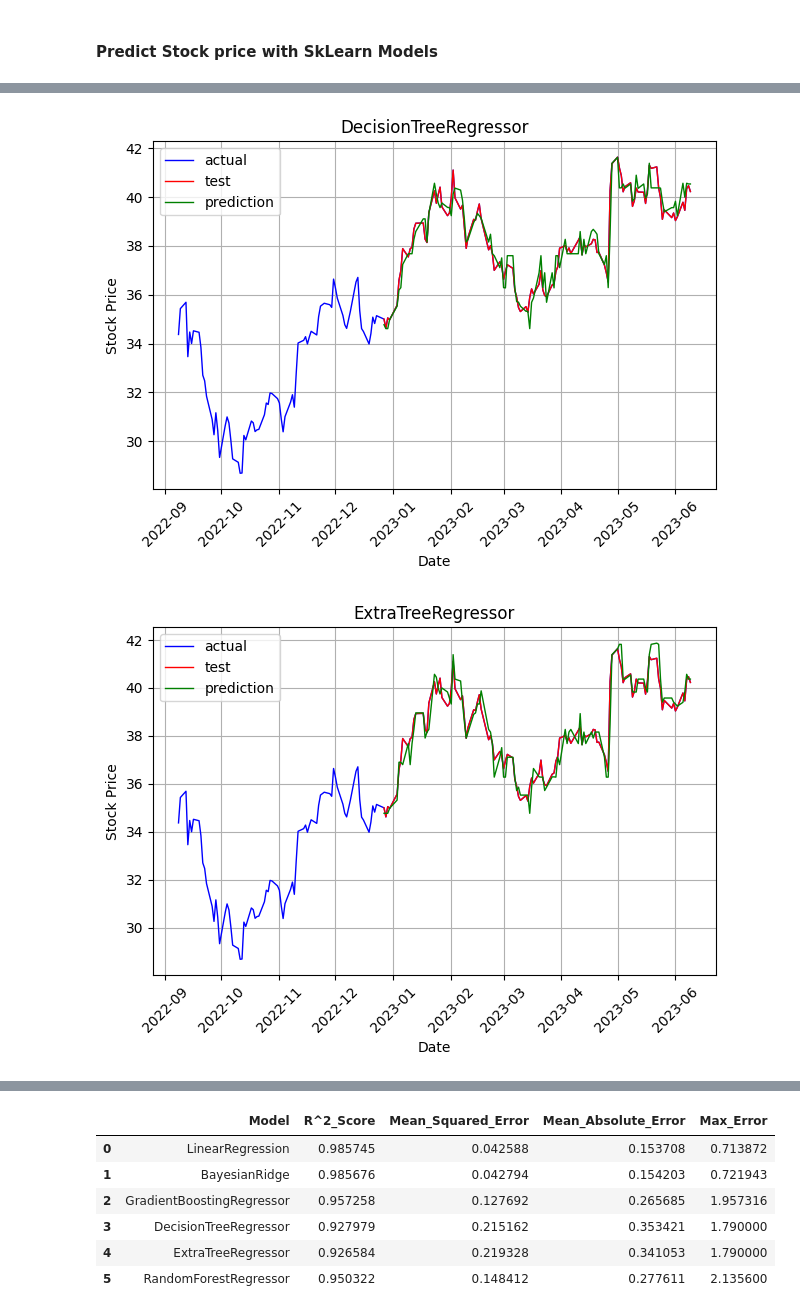
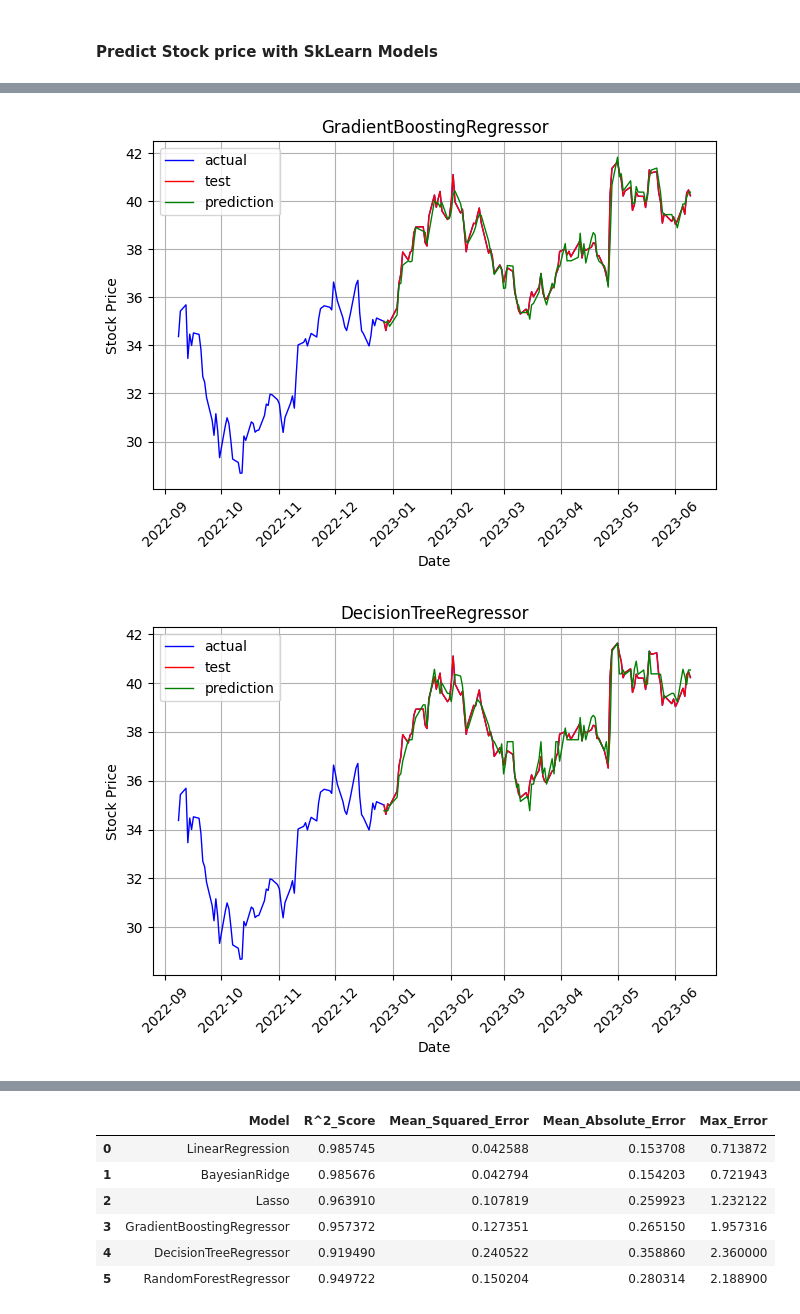
Before and after one commit to geoffpatton/stock-prediction, a Jupyter notebook: project_impl.ipynb, the cells around one changed output, grey strips where cells are left out. Saved outputs shown, nothing was run; the diff lists cells and outputs as text; code cells hidden in the pictures.

```diff
--- a/project_impl.ipynb
+++ b/project_impl.ipynb
@@ -170,23 +181,0 @@ plt.show()
-# %%
-all_stock_df = pd.read_csv('./data/technical_indicators.csv', header = 0)
-
-stock_technical_df = all_stock_df[all_stock_df['symbol'] == ticker_symbol].drop('symbol', axis = 1).sort_values(by=['unix_time'])
-
-plt.figure(figsize=(12,8),dpi=100)
-ax = plt.axes()
-ax.grid()
-ax.set(xlabel='Dates', ylabel='Stock Price', title=ticker_symbol + ' Stock Chart with Technical Indicators')
-
-ax.plot(stock_technical_df['date'], stock_technical_df['close'], label='Stock Price', c='b', linewidth=1)
-ax.plot(stock_technical_df['date'], stock_technical_df['middleband'], label='20d Avg', c='m', linewidth=.75, linestyle = 'dashed')
-ax.plot(stock_technical_df['date'], stock_technical_df['upperband'], label='Upperband', c='g', linewidth=.75, linestyle = 'dashed')
-ax.plot(stock_technical_df['date'], stock_technical_df['lowerband'], label='Lowerband', c='k', linewidth=.75, linestyle = 'dashed')
-
-ax.xaxis.set_major_locator(mticker. MultipleLocator(12))
-
-for tick in ax.get_xticklabels():
-    tick.set_rotation(45)
-
-plt.tight_layout()
-plt.legend()
-plt.show()
@@ -407,10 +394,9 @@ def calculate_metrics(text_y, y_pred, model_name):
 #### Predict Stock price with SkLearn Models
 # %%
 from collections import defaultdict
-from sklearn.linear_model import LinearRegression, BayesianRidge
+from sklearn.linear_model import LinearRegression, BayesianRidge, Lasso
 from sklearn.ensemble import GradientBoostingRegressor, RandomForestRegressor
-from sklearn.tree import DecisionTreeRegressor, ExtraTreeRegressor
-
+from sklearn.tree import DecisionTreeRegressor
 
 all_stock_df = pd.read_csv('./data/candlestick_data.csv', header = 0).sort_values(by=['unix_time'])
 
@@ -426,7 +412,7 @@ data_y = stock_analysis_data_df['close']
 
 x_train, x_test, y_train, y_test = train_test_split(data_x, data_y, test_size=0.3, shuffle=False, random_state=1)
 
-all_models = [LinearRegression(), BayesianRidge(), GradientBoostingRegressor(), DecisionTreeRegressor(), ExtraTreeRegressor(), RandomForestRegressor()]
+all_models = [LinearRegression(), BayesianRidge(), Lasso(), GradientBoostingRegressor(), DecisionTreeRegressor(), RandomForestRegressor()]
 
 metric_results_dict = defaultdict(list)
 
@@ -457,10 +443,10 @@ metrics_df
-[figure, old version]
+[figure, new version]
-[figure, old version]
+[figure, new version]
 [figure]
 |  | Model | R^2_Score | Mean_Squared_Error | Mean_Absolute_Error | Max_Error |
 | 0 | LinearRegression | 0.985745 | 0.042588 | 0.153708 | 0.713872 |
 | 1 | BayesianRidge | 0.985676 | 0.042794 | 0.154203 | 0.721943 |
-| 2 | GradientBoostingRegressor | 0.957258 | 0.127692 | 0.265685 | 1.957316 |
-| 3 | DecisionTreeRegressor | 0.927979 | 0.215162 | 0.353421 | 1.790000 |
-| 4 | ExtraTreeRegressor | 0.926584 | 0.219328 | 0.341053 | 1.790000 |
-| 5 | RandomForestRegressor | 0.950322 | 0.148412 | 0.277611 | 2.135600 |
+| 2 | Lasso | 0.963910 | 0.107819 | 0.259923 | 1.232122 |
+| 3 | GradientBoostingRegressor | 0.957372 | 0.127351 | 0.265150 | 1.957316 |
+| 4 | DecisionTreeRegressor | 0.919490 | 0.240522 | 0.358860 | 2.360000 |
+| 5 | RandomForestRegressor | 0.949722 | 0.150204 | 0.280314 | 2.188900 |
```
Also changed, not shown: parts of 10 cells of this notebook.
